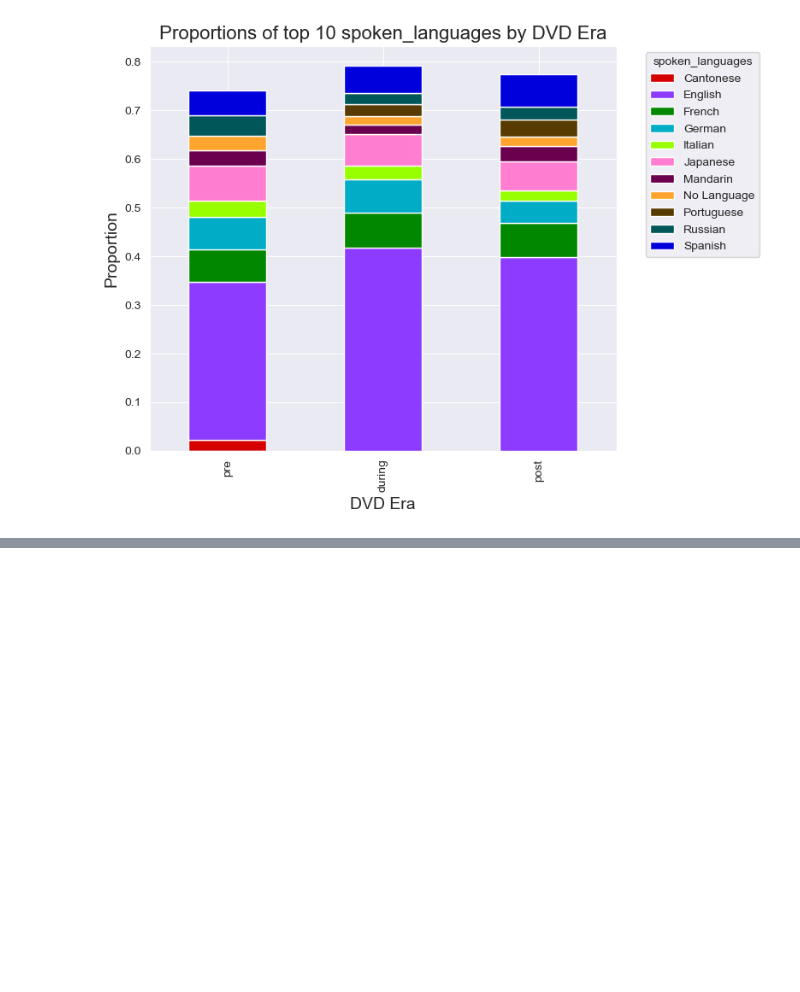
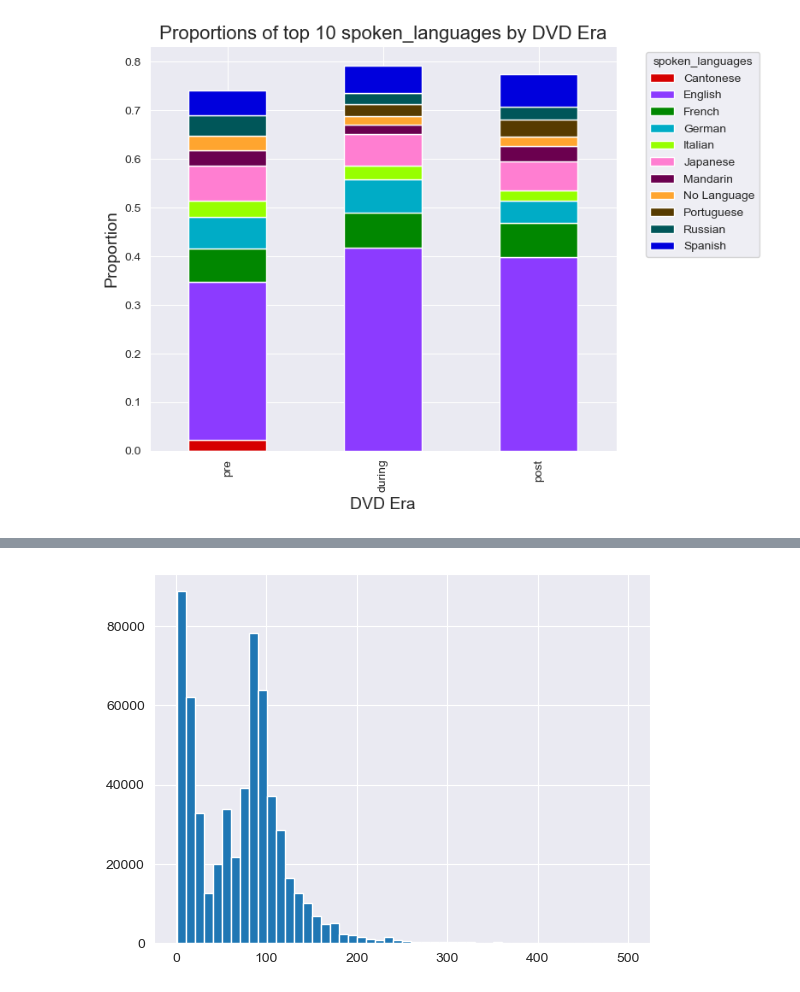
Before and after one commit to epfl-ada/ada-2024-project-databand, a Jupyter notebook: data_overview_CS.ipynb, the cells around one changed output, grey strips where cells are left out. Drawn from its saved outputs; the diff is of its cells as text; code cells hidden in the pictures; blank space fills up the shorter version.

```diff
--- a/data_overview_CS.ipynb
+++ b/data_overview_CS.ipynb
@@ -213,0 +223,5 @@ plot_top_proportions_per_era(top_10_spoken_languages, 'spoken_languages', 10)
+# %%
+plt.hist(df_tmdb[(df_tmdb['runtime'] > 0)]['runtime'], bins=50)
+plt.show()
+# %% [output]
+[figure, added]
```
Also changed, not shown: parts of 10 cells of this notebook.
